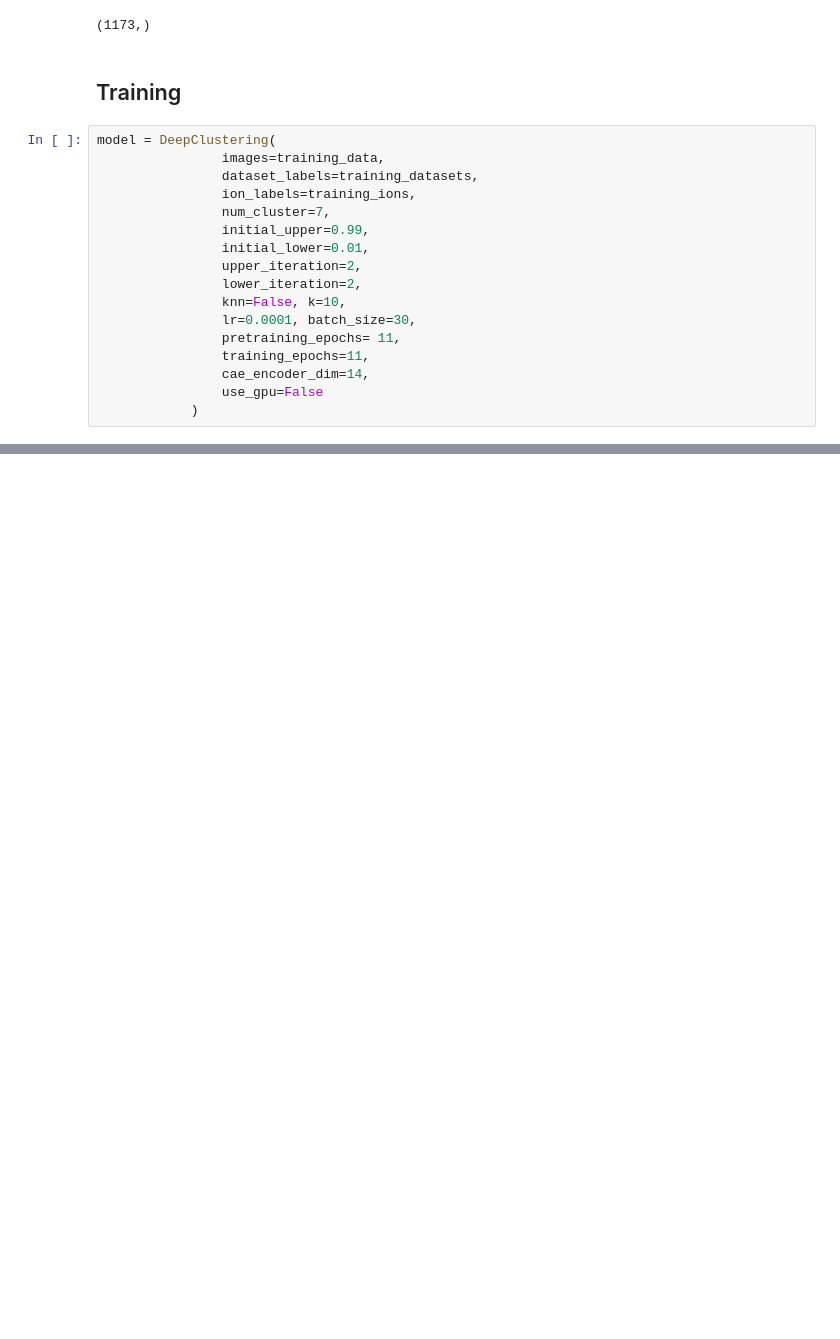
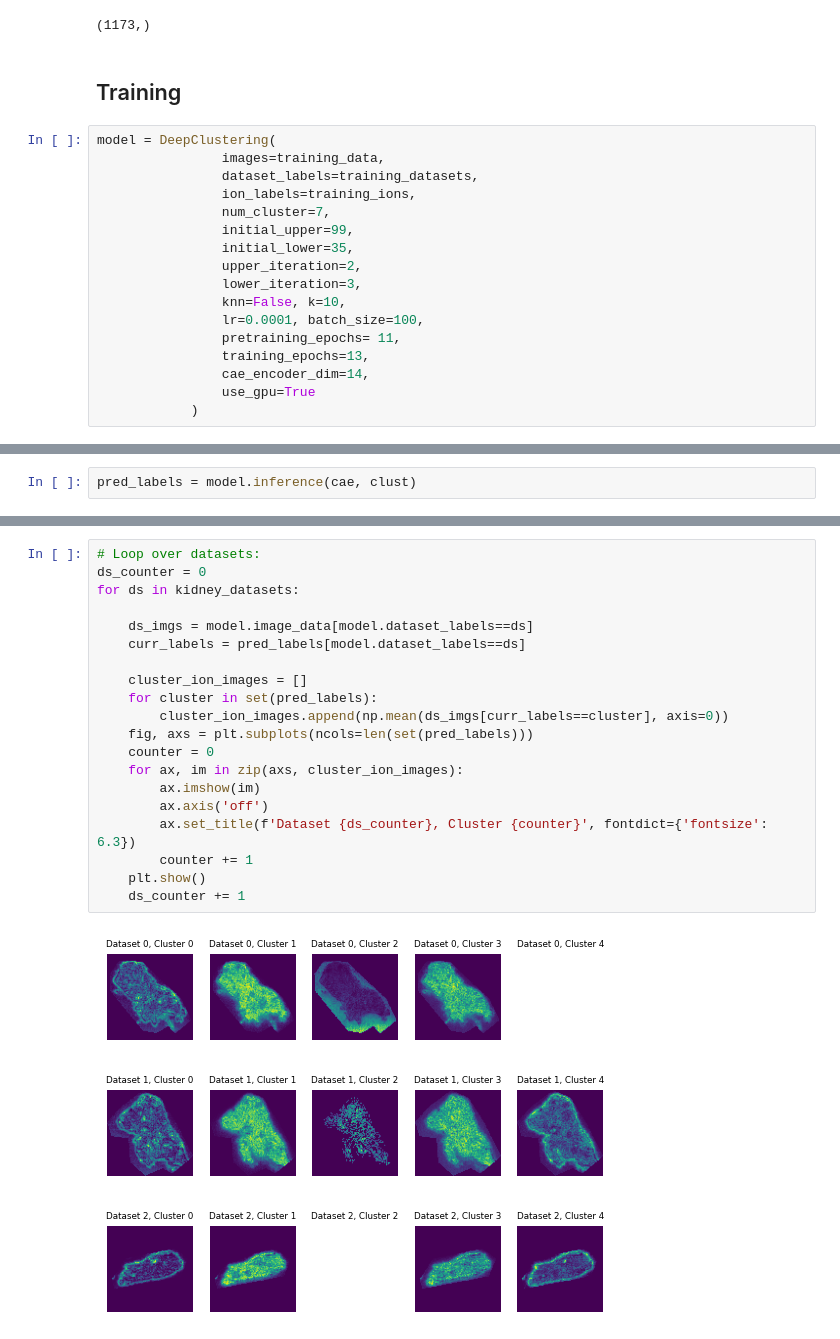
Before and after one commit to tdrose/ionimage_embedding, a Jupyter notebook: notebooks/building_model.ipynb, the cells around one changed output, grey strips where cells are left out. Saved outputs shown, nothing was run; the diff lists cells and outputs as text; blank space fills up the shorter version.

```diff
--- a/notebooks/building_model.ipynb
+++ b/notebooks/building_model.ipynb
@@ -134,16 +134,16 @@ model = DeepClustering(
                 dataset_labels=training_datasets,
                 ion_labels=training_ions,
                 num_cluster=7,
-                initial_upper=0.99,
-                initial_lower=0.01,
+                initial_upper=99,
+                initial_lower=35,
                 upper_iteration=2,
-                lower_iteration=2,
+                lower_iteration=3,
                 knn=False, k=10,
-                lr=0.0001, batch_size=30,
+                lr=0.0001, batch_size=100,
                 pretraining_epochs= 11,
-                training_epochs=11,
+                training_epochs=13,
                 cae_encoder_dim=14,
-                use_gpu=False
+                use_gpu=True
             )
 # %%
 cae, clust = model.train()
@@ -149,0 +170,2 @@ cae, clust = model.train()
+# %%
+pred_labels = model.inference(cae, clust)
@@ -149,0 +176,24 @@ cae, clust = model.train()
+# %%
+# Loop over datasets:
+ds_counter = 0
+for ds in kidney_datasets:
+
+    ds_imgs = model.image_data[model.dataset_labels==ds]
+    curr_labels = pred_labels[model.dataset_labels==ds]
+
+    cluster_ion_images = []
+    for cluster in set(pred_labels):
+        cluster_ion_images.append(np.mean(ds_imgs[curr_labels==cluster], axis=0))
+    fig, axs = plt.subplots(ncols=len(set(pred_labels)))
+    counter = 0
+    for ax, im in zip(axs, cluster_ion_images):
+        ax.imshow(im)
+        ax.axis('off')
+        ax.set_title(f'Dataset {ds_counter}, Cluster {counter}', fontdict={'fontsize': 6.3})
+        counter += 1
+    plt.show()
+    ds_counter += 1
+# %% [output]
+[figure, added]
+[figure, added]
+[figure, added]
```
Also changed, not shown: parts of 7 cells of this notebook, 1 other file.
